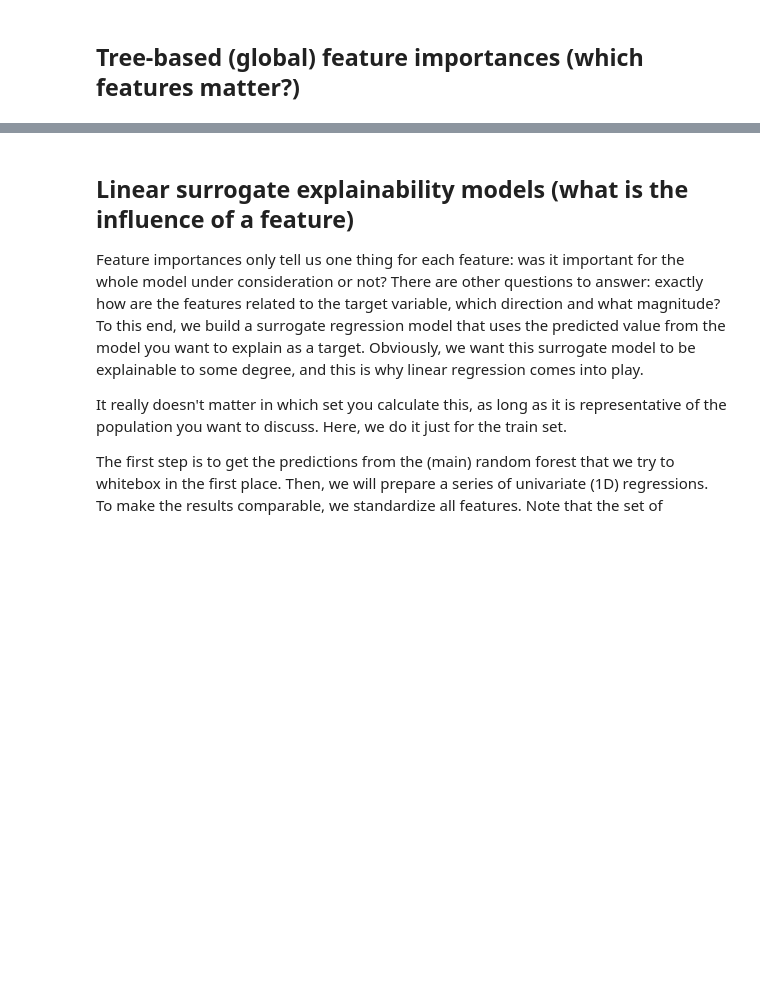
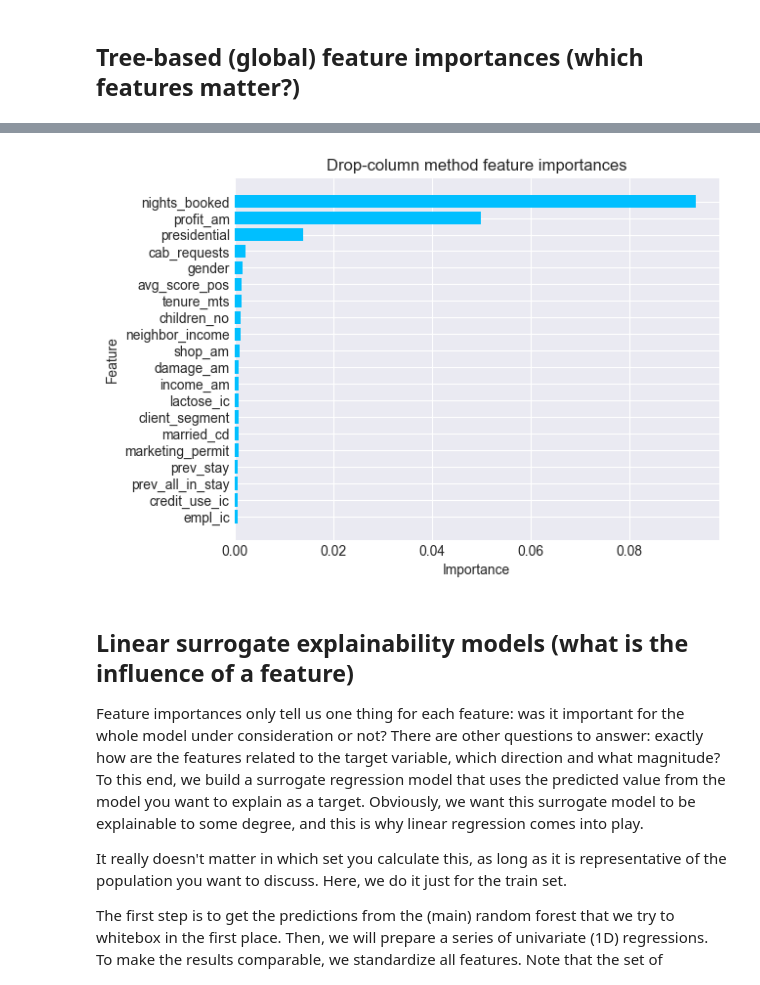
Before and after one commit to Marijkevandesteene/MachineLearning, a Jupyter notebook: ExamDataMining_Consolidated.ipynb, the cells around one changed output, grey strips where cells are left out. Saved outputs shown, nothing was run; the diff lists cells and outputs as text; code cells hidden in the pictures; blank space fills up the shorter version.

```diff
--- a/ExamDataMining_Consolidated.ipynb
+++ b/ExamDataMining_Consolidated.ipynb
@@ -2229,9 +2314,9 @@ plt.title('Permutation-based feature importances for model rf1');
 # %%
 #-- drop-column feature importances: assessing the impact or importance of a specific feature (column) in a machine learning model.
 #   By dropping the column and observing the change in model performance, you can gauge the significance of that particular feature in predicting the target variable.
-rf_profit_best_importances_drop = cuf.drop_col_feat_imp(model=rf_profit_best,
+profit_best_importances_drop = cuf.drop_col_feat_imp(model=profit_best,
                                          X=X_train,
                                          y=y_train,
                                          random_state=seed)
 
-rf_profit_best_importances_drop.head(5)
+profit_best_importances_drop.head(5)
@@ -2238,18 +2330,20 @@ rf_profit_best_importances_drop.head(5)
 # %%
 # Plotting top k of drop-column feature importances
 _k = 20
-rf_profit_best_importances_drop_top_k = (rf_profit_best_importances_drop.sort_values(by='importance', ascending=False)
+profit_best_importances_drop_top_k = (profit_best_importances_drop.sort_values(by='importance', ascending=False)
                              .head(_k)
                              .sort_values(by='importance', ascending=True)) # To get it to plot nicely (sort WITHIN top _k)
 
 # Plotting
-plt.barh(y=rf_profit_best_importances_drop_top_k ['feature'],
-         width=rf_profit_best_importances_drop_top_k['importance'],
+plt.barh(y=profit_best_importances_drop_top_k ['feature'],
+         width=profit_best_importances_drop_top_k['importance'],
          color='deepskyblue',
          ecolor='black');
 plt.title('Drop-column method feature importances')
 plt.xlabel('Importance');
 plt.ylabel('Feature');
+# %% [output]
+[figure, added]
 # %% [markdown]
 ## Linear surrogate explainability models (what is the influence of a feature)
 
```
Also changed, not shown: parts of 48 cells of this notebook, 1 other file.
